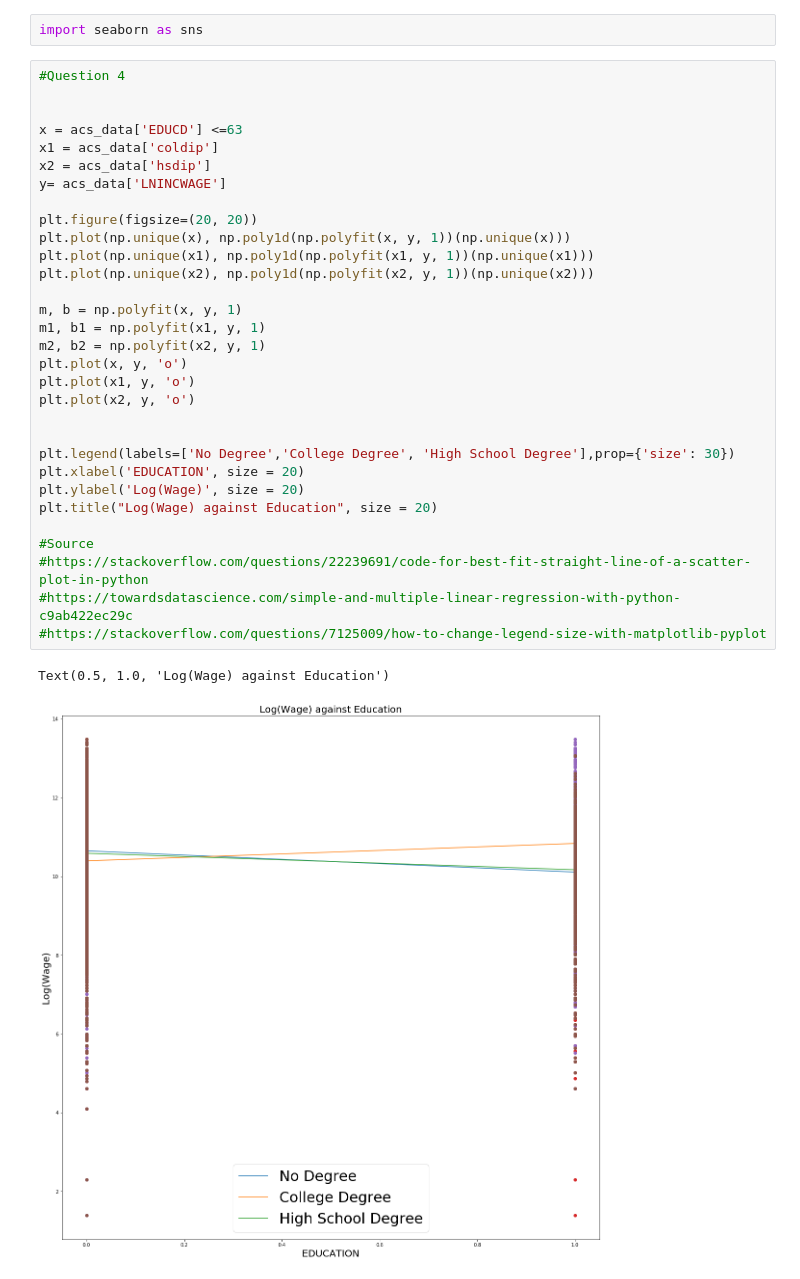
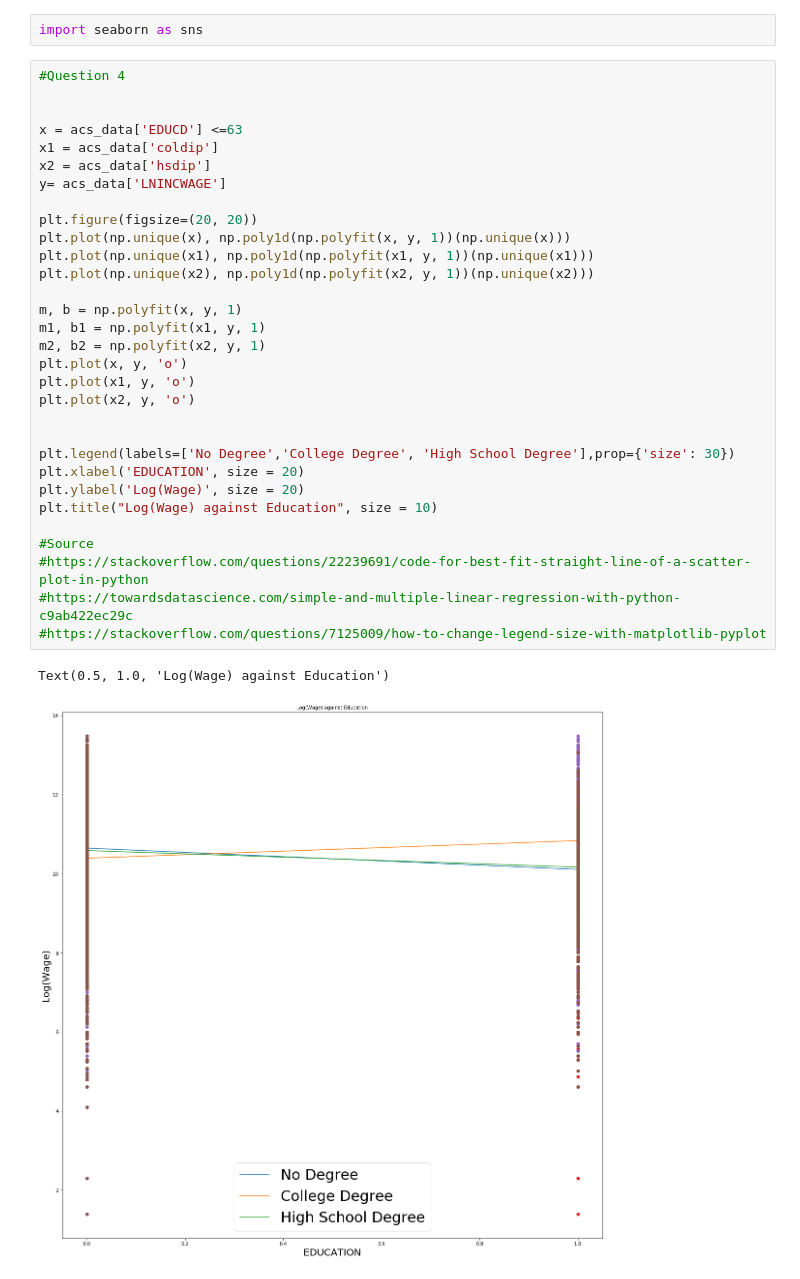
Before and after one commit to sr-sid1/Machine-Learning-Mini-Lab-Project-1, a Jupyter notebook: Machine-Learning-Mini-Lab-Project-1 .ipynb, the cells around one changed output. Cells and saved outputs as stored; diff of their text form.

```diff
--- a/Machine-Learning-Mini-Lab-Project-1 .ipynb
+++ b/Machine-Learning-Mini-Lab-Project-1 .ipynb
@@ -305,35 +305,35 @@ import seaborn as sns
 
 
 x = acs_data['EDUCD'] <=63
 x1 = acs_data['coldip']
 x2 = acs_data['hsdip']
 y= acs_data['LNINCWAGE']
 
 plt.figure(figsize=(20, 20))
 plt.plot(np.unique(x), np.poly1d(np.polyfit(x, y, 1))(np.unique(x)))
 plt.plot(np.unique(x1), np.poly1d(np.polyfit(x1, y, 1))(np.unique(x1)))
 plt.plot(np.unique(x2), np.poly1d(np.polyfit(x2, y, 1))(np.unique(x2)))
 
 m, b = np.polyfit(x, y, 1)
 m1, b1 = np.polyfit(x1, y, 1)
 m2, b2 = np.polyfit(x2, y, 1)
 plt.plot(x, y, 'o')
 plt.plot(x1, y, 'o')
 plt.plot(x2, y, 'o')
 
 
 plt.legend(labels=['No Degree','College Degree', 'High School Degree'],prop={'size': 30})
 plt.xlabel('EDUCATION', size = 20)
 plt.ylabel('Log(Wage)', size = 20)
-plt.title("Log(Wage) against Education", size = 20)
+plt.title("Log(Wage) against Education", size = 10)
 
 #Source
 #https://stackoverflow.com/questions/22239691/code-for-best-fit-straight-line-of-a-scatter-plot-in-python
 #https://towardsdatascience.com/simple-and-multiple-linear-regression-with-python-c9ab422ec29c
 #https://stackoverflow.com/questions/7125009/how-to-change-legend-size-with-matplotlib-pyplot
 # %% [output]
 Text(0.5, 1.0, 'Log(Wage) against Education')
-[figure, old version]
+[figure, new version]
 # %%
 #Question 6
 import statsmodels.formula.api as smf
```
Also changed, not shown: parts of 5 cells of this notebook.
